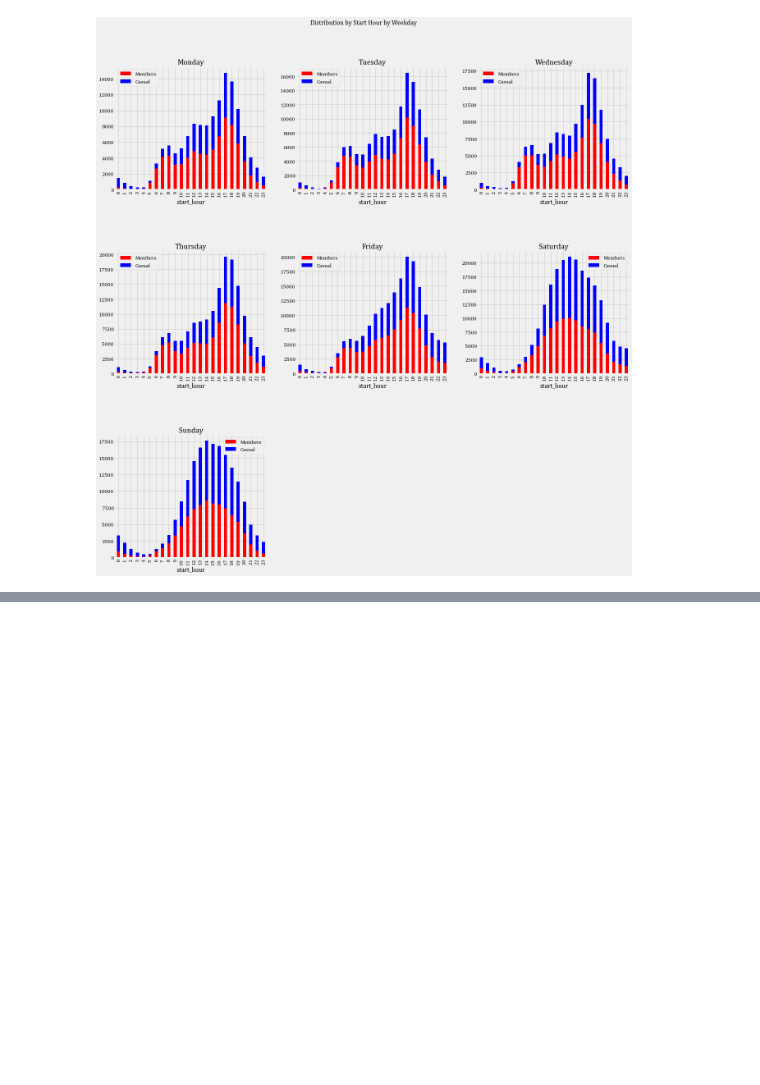
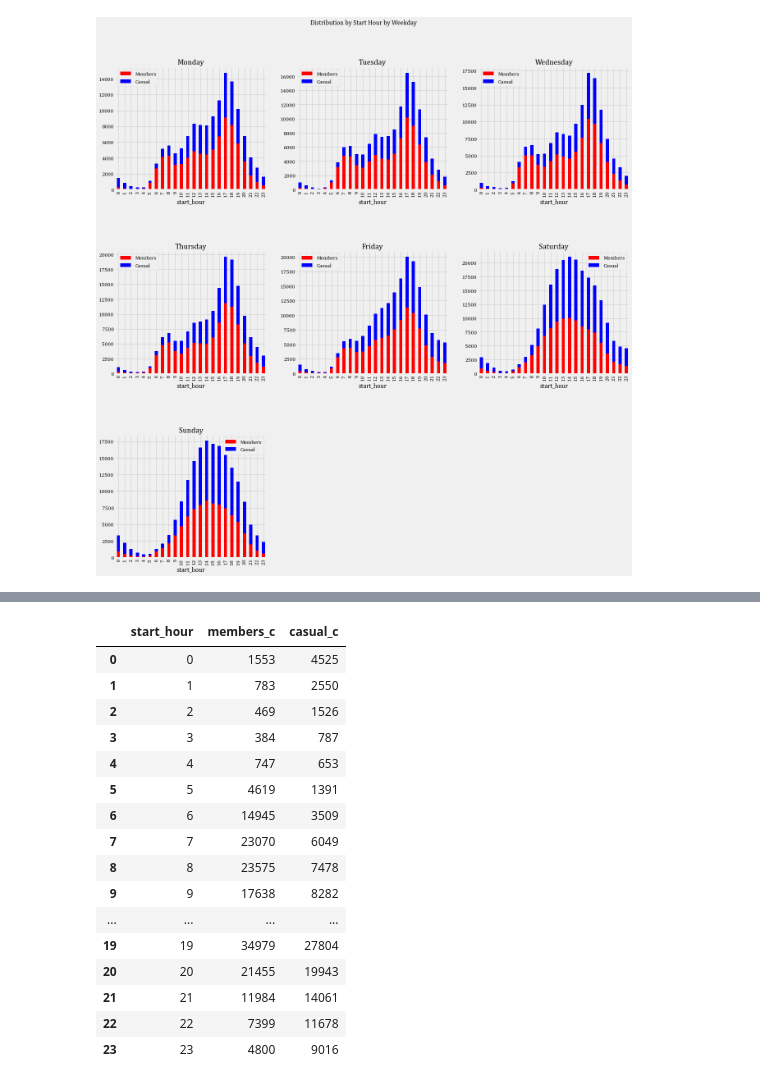
Before and after one commit to deepbdoshi/Google-Analytics-Capstone-Project, a Jupyter notebook: Google Analytics Capstone Project 1.ipynb, the cells around one changed output, grey strips where cells are left out. Saved outputs shown, nothing was run; the diff lists cells and outputs as text; code cells hidden in the pictures; blank space fills up the shorter version.

```diff
--- a/Google Analytics Capstone Project 1.ipynb
+++ b/Google Analytics Capstone Project 1.ipynb
@@ -314,0 +338,20 @@ There seems to be a difference between the rides distribution on the weekdays **
+# %%
+midweek_data_by_start_hour
+# %% [output]
+|  | start_hour | members_c | casual_c |
+| 0 | 0 | 1553 | 4525 |
+| 1 | 1 | 783 | 2550 |
+| 2 | 2 | 469 | 1526 |
+| 3 | 3 | 384 | 787 |
+| 4 | 4 | 747 | 653 |
+| 5 | 5 | 4619 | 1391 |
+| 6 | 6 | 14945 | 3509 |
+| 7 | 7 | 23070 | 6049 |
+| 8 | 8 | 23575 | 7478 |
+| 9 | 9 | 17638 | 8282 |
+| ... | ... | ... | ... |
+| 19 | 19 | 34979 | 27804 |
+| 20 | 20 | 21455 | 19943 |
+| 21 | 21 | 11984 | 14061 |
+| 22 | 22 | 7399 | 11678 |
+| 23 | 23 | 4800 | 9016 |
```
Also changed, not shown: parts of 9 cells of this notebook.
